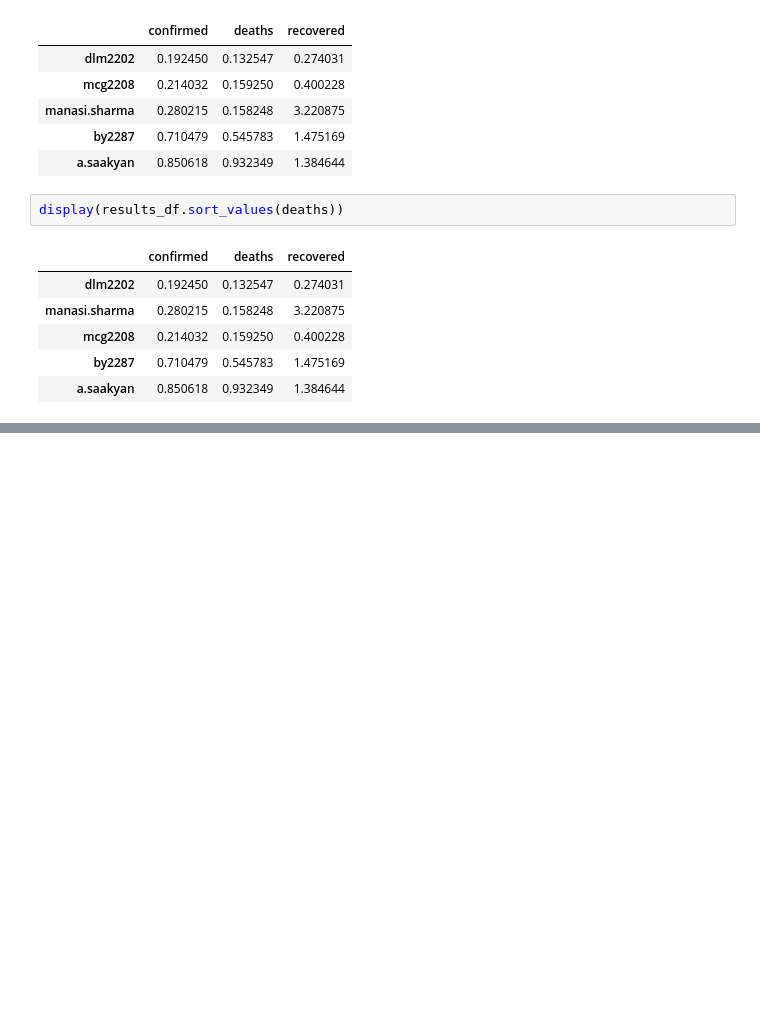
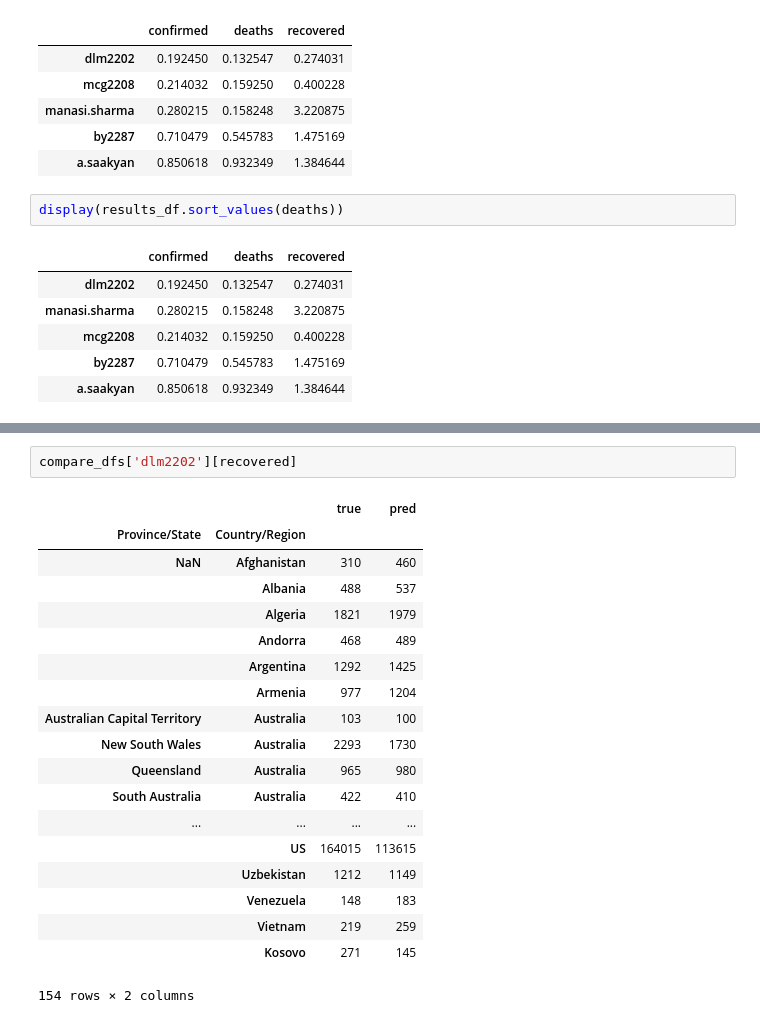
Before and after one commit to ngiangre/CUEPID_data_challenge_track1_evaluation, a Jupyter notebook: eval.ipynb, the cells around one changed output, grey strips where cells are left out. Saved outputs shown, nothing was run; the diff lists cells and outputs as text; blank space fills up the shorter version.

```diff
--- a/eval.ipynb
+++ b/eval.ipynb
@@ -165,0 +205,22 @@ compare_dfs['dlm2202']
+# %%
+compare_dfs['dlm2202'][recovered]
+# %% [output]
+|  |  | true | pred |
+| Province/State | Country/Region |  |  |
+| NaN | Afghanistan | 310 | 460 |
+|  | Albania | 488 | 537 |
+|  | Algeria | 1821 | 1979 |
+|  | Andorra | 468 | 489 |
+|  | Argentina | 1292 | 1425 |
+|  | Armenia | 977 | 1204 |
+| Australian Capital Territory | Australia | 103 | 100 |
+| New South Wales | Australia | 2293 | 1730 |
+| Queensland | Australia | 965 | 980 |
+| South Australia | Australia | 422 | 410 |
+| ... | ... | ... | ... |
+|  | US | 164015 | 113615 |
+|  | Uzbekistan | 1212 | 1149 |
+|  | Venezuela | 148 | 183 |
+|  | Vietnam | 219 | 259 |
+|  | Kosovo | 271 | 145 |
+154 rows × 2 columns
```
Also changed, not shown: parts of 4 cells of this notebook.
